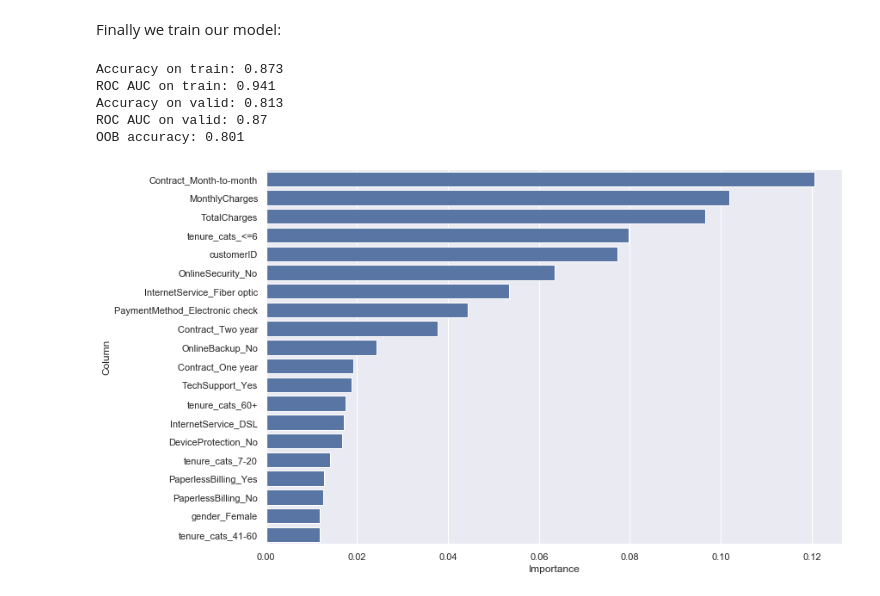
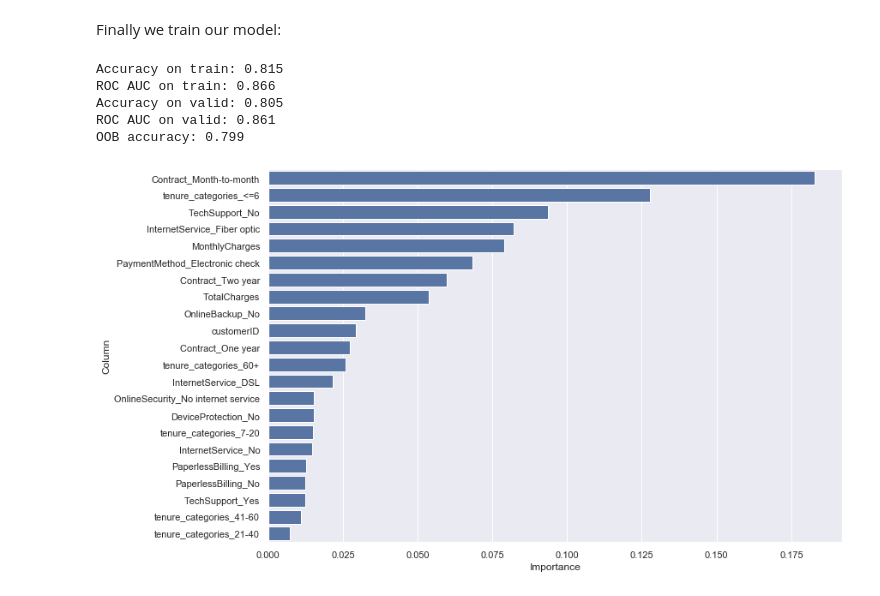
Before and after one commit to lewtun/dslectures, a Jupyter notebook: notebooks/lesson07_classification.ipynb, the cells around one changed output. Drawn from its saved outputs; the diff is of its cells as text; code cells hidden in the pictures.

```diff
--- a/notebooks/lesson07_classification.ipynb
+++ b/notebooks/lesson07_classification.ipynb
@@ -808,10 +851,16 @@ Good, our OOB accuracy has improved slightly and we've managed to remove a few f
 # %%
 X_keep.drop(cols_to_drop, axis=1, inplace=True)
-X_train, X_valid = train_test_split(X_keep, test_size=0.1, random_state=42)
+X_train, X_valid = train_test_split(X_keep, test_size=0.2, random_state=42)
 # %%
 model = RandomForestClassifier(
-    n_estimators=100, min_samples_leaf=5, n_jobs=-1, oob_score=True, random_state=42
+    n_estimators=best_params["n_estimators"],
+    min_samples_leaf=best_params["min_samples_leaf"],
+    max_features=best_params["max_features"],
+    n_jobs=-1,
+    oob_score=True,
+    random_state=42,
 )
+
 model.fit(X_train, y_train)
 print_scores(model)
 # %% [output]
@@ -840,7 +889,7 @@ From the plot, we could reasonably divide the `tenure` values into bins of 0 to
 # %%
 bins = [0, 6, 20, 40, 60, 100]
 group_names = ["<=6", "7-20", "21-40", "41-60", "60+"]
-X_keep["tenure_cats"] = pd.cut(
+X_keep["tenure_categories"] = pd.cut(
     X_keep["tenure"], bins, labels=group_names, include_lowest=True
 )
 # %% [markdown]
@@ -865,22 +914,27 @@ X_keep = pd.get_dummies(X_keep)
 # %% [markdown]
 Finally we train our model:
 # %%
-X_train, X_valid = train_test_split(X_keep, test_size=0.1, random_state=42)
+X_train, X_valid = train_test_split(X_keep, test_size=0.2, random_state=42)
 
 model = RandomForestClassifier(
-    n_estimators=1000, min_samples_leaf=5, n_jobs=-1, oob_score=True, random_state=42
+    n_estimators=1000,
+    min_samples_leaf=best_params["min_samples_leaf"],
+    max_features=best_params["max_features"],
+    n_jobs=-1,
+    oob_score=True,
+    random_state=42,
 )
 model.fit(X_train, y_train)
 print_scores(model)
 # %% [output]
-Accuracy on train: 0.873
-ROC AUC on train: 0.941
-Accuracy on valid: 0.813
-ROC AUC on valid: 0.87
-OOB accuracy: 0.801
+Accuracy on train: 0.815
+ROC AUC on train: 0.866
+Accuracy on valid: 0.805
+ROC AUC on valid: 0.861
+OOB accuracy: 0.799
 # %%
 feature_importance = rf_feature_importance(model, X_keep)
-plot_feature_importance(feature_importance[:20])
+plot_feature_importance(feature_importance)
 plt.show()
 # %% [output]
-[figure, old version]
+[figure, new version]
```
Also changed, not shown: parts of 100 cells of this notebook, 4 other files.
